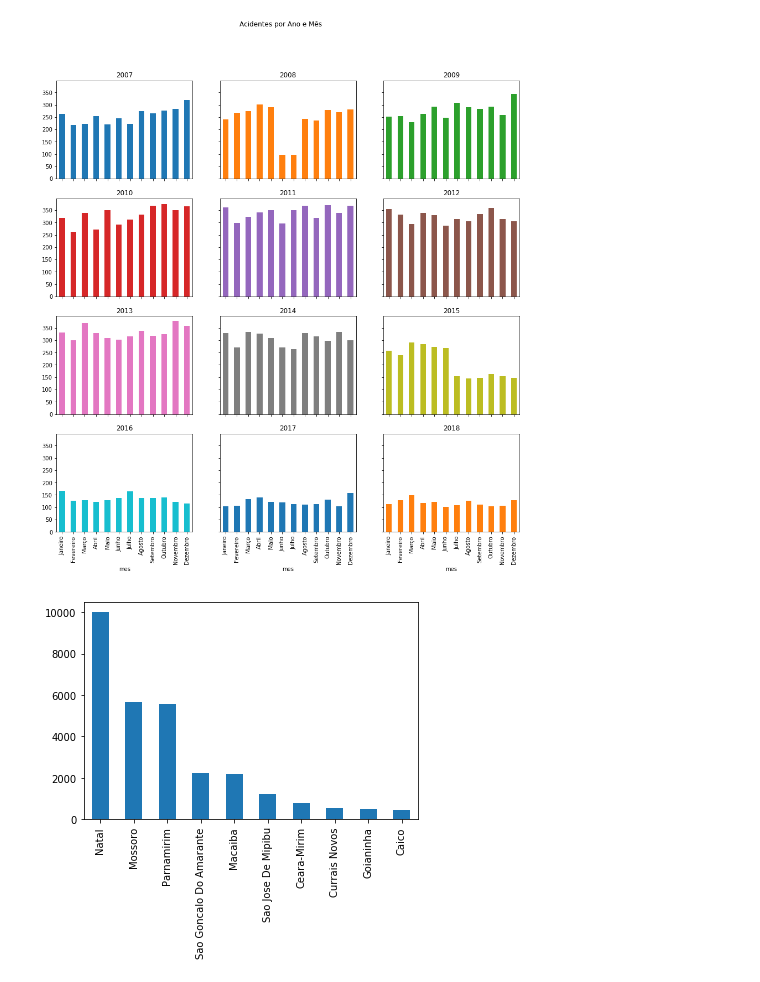
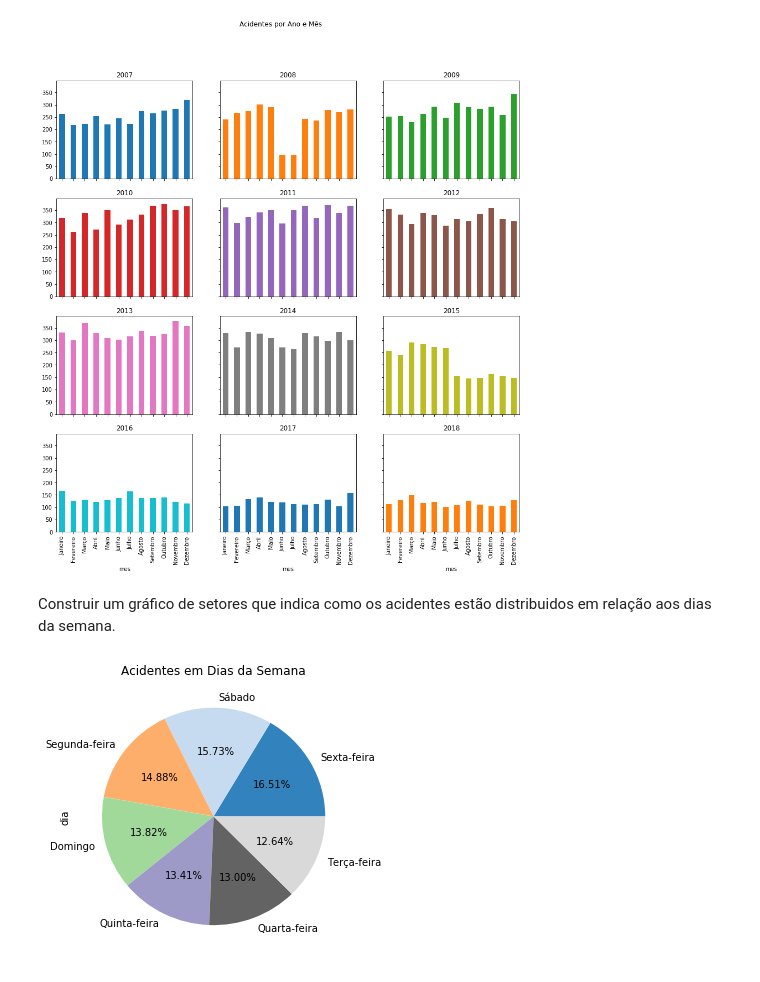
Before and after one commit to daniel-santos-7/tcc-bct, a Jupyter notebook: datatran.ipynb, the cells around one changed output. Drawn from its saved outputs; the diff is of its cells as text; code cells hidden in the pictures.

```diff
--- a/datatran.ipynb
+++ b/datatran.ipynb
@@ -363,0 +389,3 @@ datatran_rn.to_csv('datatran-rn.csv')
+# %%
+# ler arquivo com dados processados
+datatran_rn = pd.read_csv('datatran-rn.csv')
@@ -394,7 +438,10 @@ acidentes_ano_mes
 acidentes_ano_mes.plot(kind='bar',subplots=True,sharey=True,layout=(4,3), figsize=(15,15), legend=False,title='Acidentes por Ano e Mês');
 # %% [output]
 [figure]
-# %%
-datatran_rn['municipio'].value_counts().head(10).plot(kind='bar');
-# %% [output]
-[figure, removed]
+# %% [markdown]
+Construir um gráfico de setores que indica como os acidentes estão distribuidos em relação aos dias da semana.
+# %%
+# plotagem do gráfico pizza
+datatran_rn['dia'].value_counts().plot(kind='pie',figsize=(5,5),title='Acidentes em Dias da Semana',autopct='%.2f%%',colormap='tab20c');
+# %% [output]
+[figure, added]
```
Also changed, not shown: parts of 32 cells of this notebook, 1 other file.
